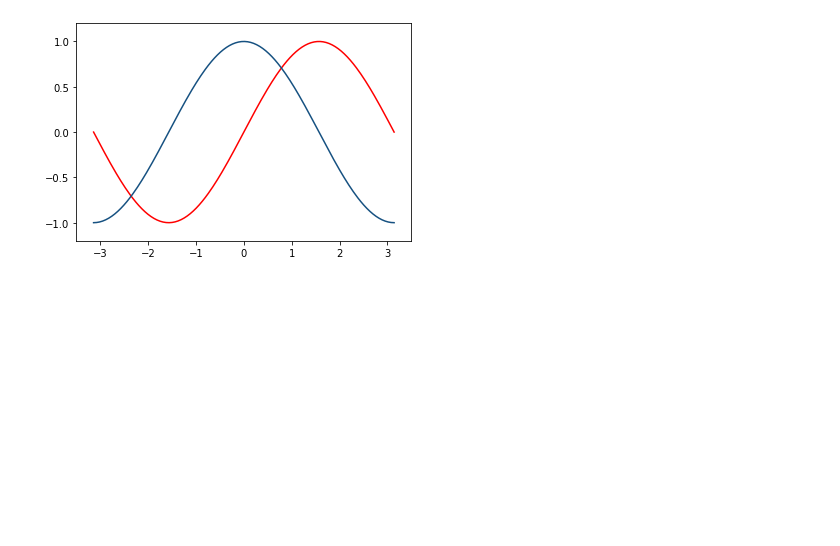
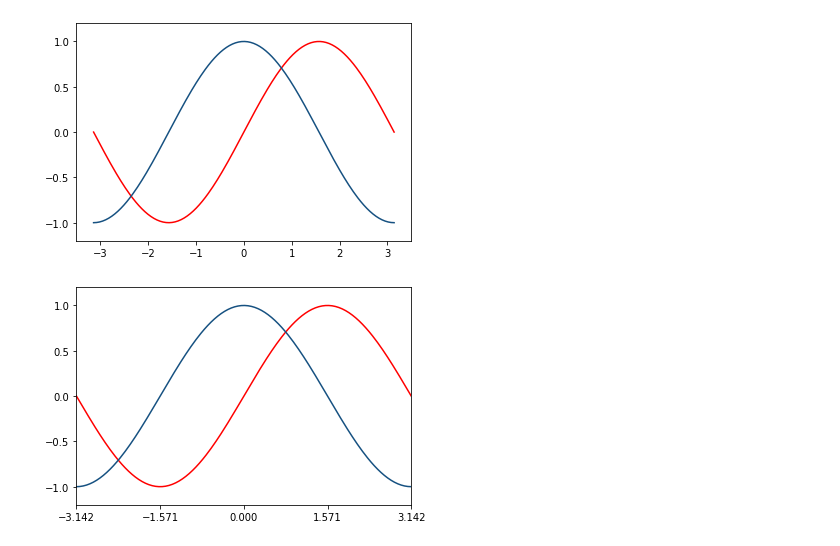
Before and after one commit to ericmakita/DataHunter-Lab, a Jupyter notebook: notebooks/1.0-eam-intro-data-exploration.ipynb, the cells around one changed output. Drawn from its saved outputs; the diff is of its cells as text; code cells hidden in the pictures; blank space fills up the shorter version.

Commit message:
added some new features abut the plotting

```diff
--- a/notebooks/1.0-eam-intro-data-exploration.ipynb
+++ b/notebooks/1.0-eam-intro-data-exploration.ipynb
@@ -136,3 +136,17 @@ ax.set_xlim(-3.5, 3.5)
 ax.set_ylim(-1.2, 1.2);
 # %% [output]
 [figure]
+# %%
+fig, ax = plt.subplots()
+ax.plot(x, sine, color='red')
+ax.plot(x, cosine, color='#165181')
+ax.set_xlim(-3.5, 3.5)
+ax.set_ylim(-1.2, 1.2)
+
+ax.set_xlim(-3.5,3.5)
+ax.set_xlim(-1.2, 1.2)
+
+ax.set_xticks([-np.pi, -np.pi/2, 0, np.pi/2, np.pi])
+ax.set_yticks(np.arange(-1,1.1,0.5));
+# %% [output]
+[figure, added]
```
Also changed, not shown: parts of 5 cells of this notebook.
